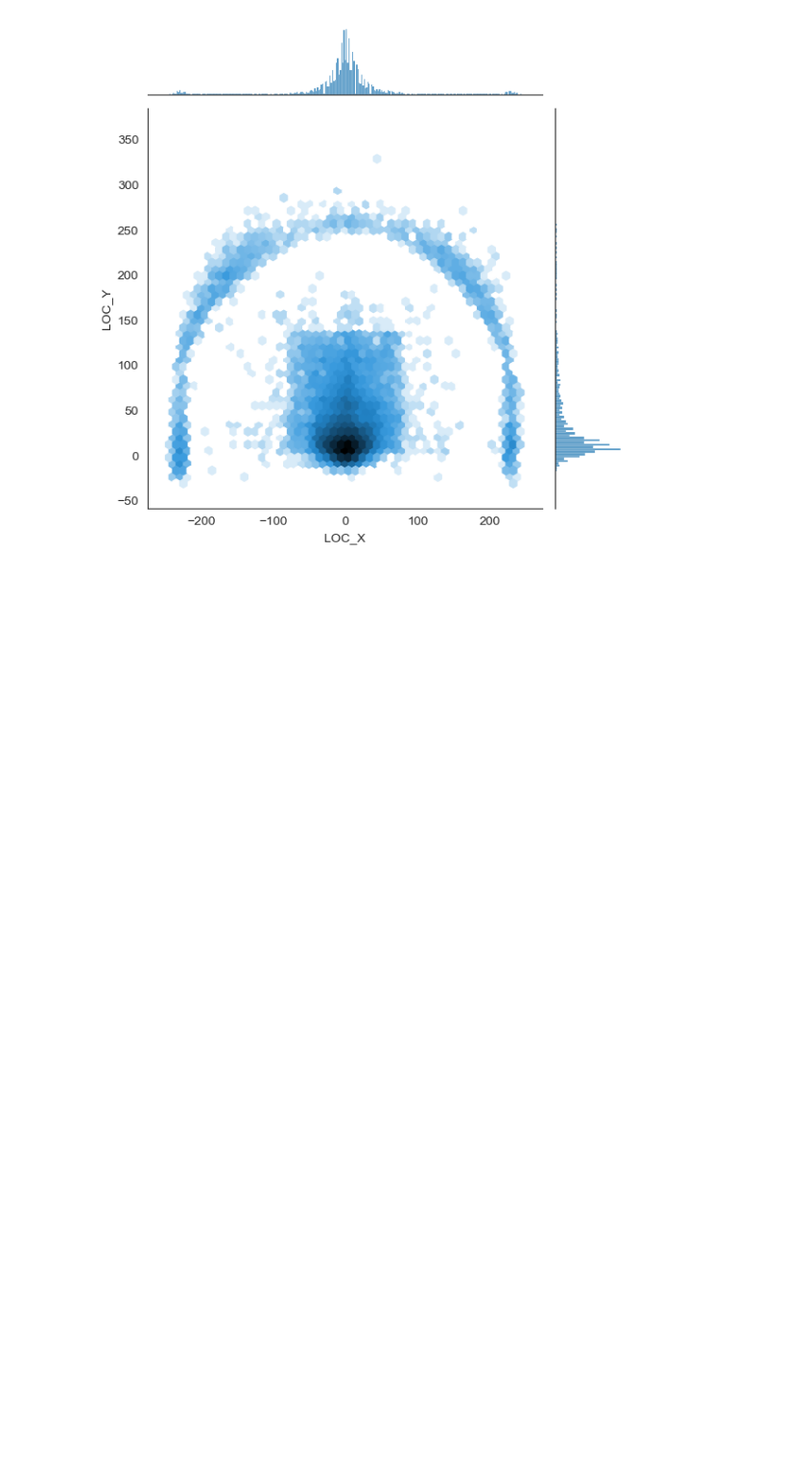
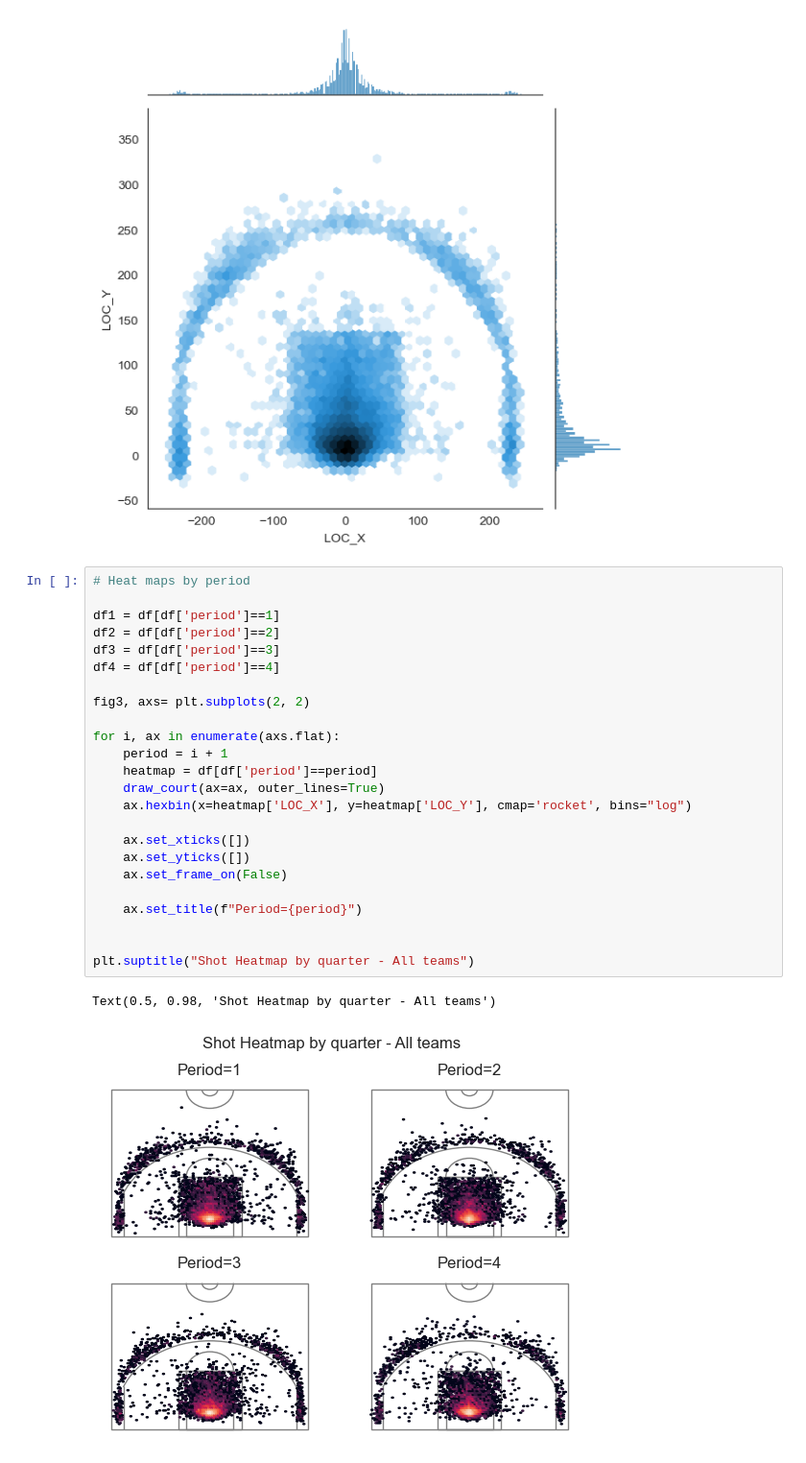
Before and after one commit to carlsonhu225-source/data7001_g02, a Jupyter notebook: NBA_heatmap.ipynb, the cells around one changed output. Shown: that part at 96% size. Cells and saved outputs as stored; diff of their text form; blank space fills up the shorter version.

Commit message:
Add heatmap comparing different periods

```diff
--- a/NBA_heatmap.ipynb
+++ b/NBA_heatmap.ipynb
@@ -83,3 +83,30 @@ a = sns.jointplot(x=df['LOC_X'], y=df['LOC_Y'], kind='hex', bins="log")
 plt.show()
 # %% [output]
 [figure]
+# %%
+# Heat maps by period
+
+df1 = df[df['period']==1]
+df2 = df[df['period']==2]
+df3 = df[df['period']==3]
+df4 = df[df['period']==4]
+
+fig3, axs= plt.subplots(2, 2)
+
+for i, ax in enumerate(axs.flat):
+    period = i + 1
+    heatmap = df[df['period']==period]
+    draw_court(ax=ax, outer_lines=True)
+    ax.hexbin(x=heatmap['LOC_X'], y=heatmap['LOC_Y'], cmap='rocket', bins="log")
+
+    ax.set_xticks([])
+    ax.set_yticks([])
+    ax.set_frame_on(False)
+
+    ax.set_title(f"Period={period}")
+
+
+plt.suptitle("Shot Heatmap by quarter - All teams")
+# %% [output]
+Text(0.5, 0.98, 'Shot Heatmap by quarter - All teams')
+[figure, added]
```
Also changed, not shown: parts of 1 cell of this notebook.
